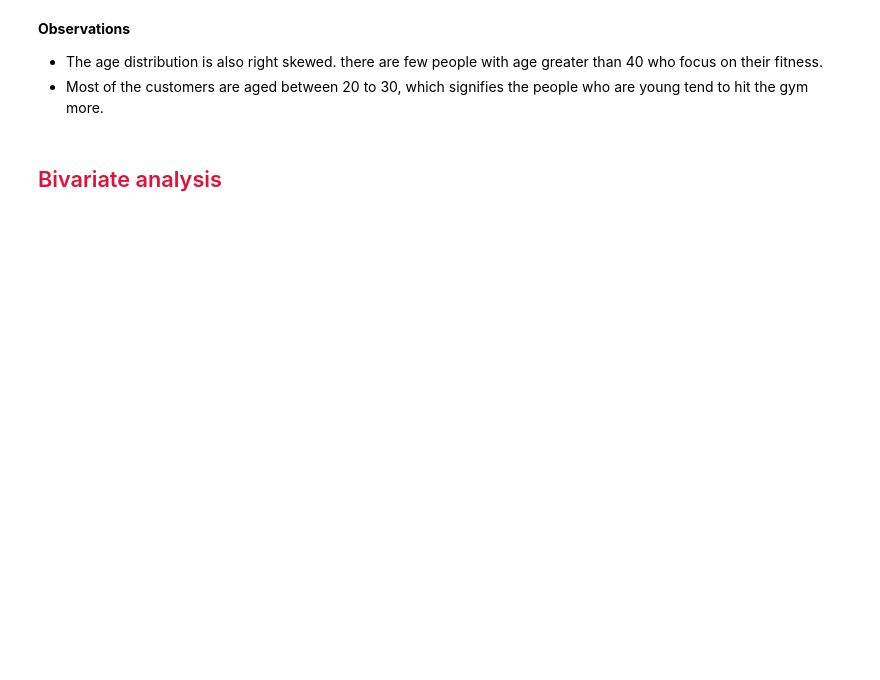
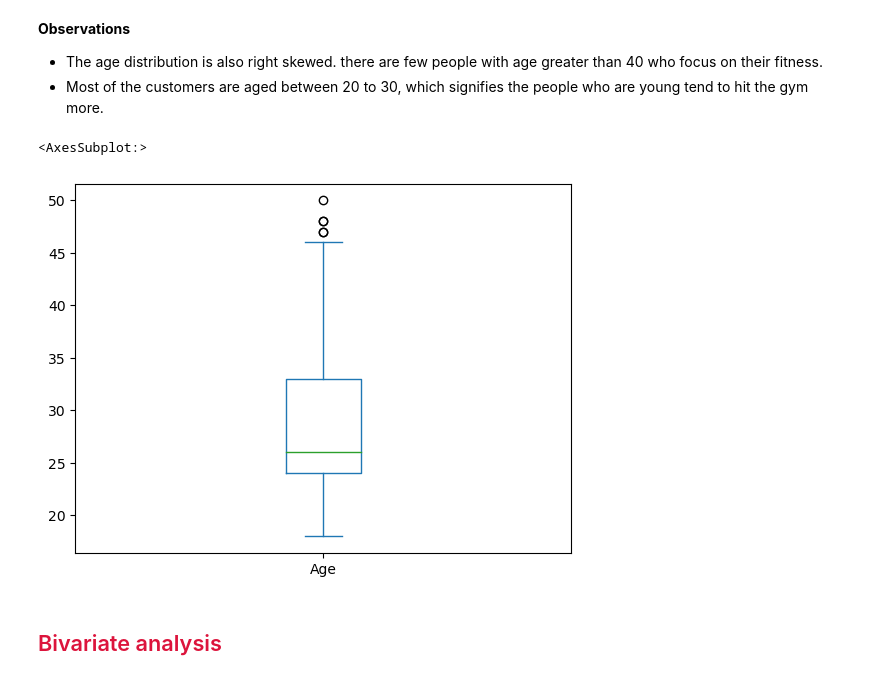
Before and after one commit to vinigonz1993/jupyterGoodLifeAnalysis, a Jupyter notebook: Goodlife_Fitness.ipynb, the cells around one changed output. Saved outputs shown, nothing was run; the diff lists cells and outputs as text; code cells hidden in the pictures; blank space fills up the shorter version.

```diff
--- a/Goodlife_Fitness.ipynb
+++ b/Goodlife_Fitness.ipynb
@@ -68,6 +109,10 @@ data.head()
 - Most of the customers are aged between 20 to 30, which signifies the people who are young tend to hit the gym more.
 # %%
 # plotting a boxplot for Age
+data['Age'].plot(kind='box')
+# %% [output]
+<AxesSubplot:>
+[figure, added]
 # %% [markdown]
 ## <span style="color:crimson">Bivariate analysis</span>
 # %%
```
Also changed, not shown: parts of 5 cells of this notebook.
